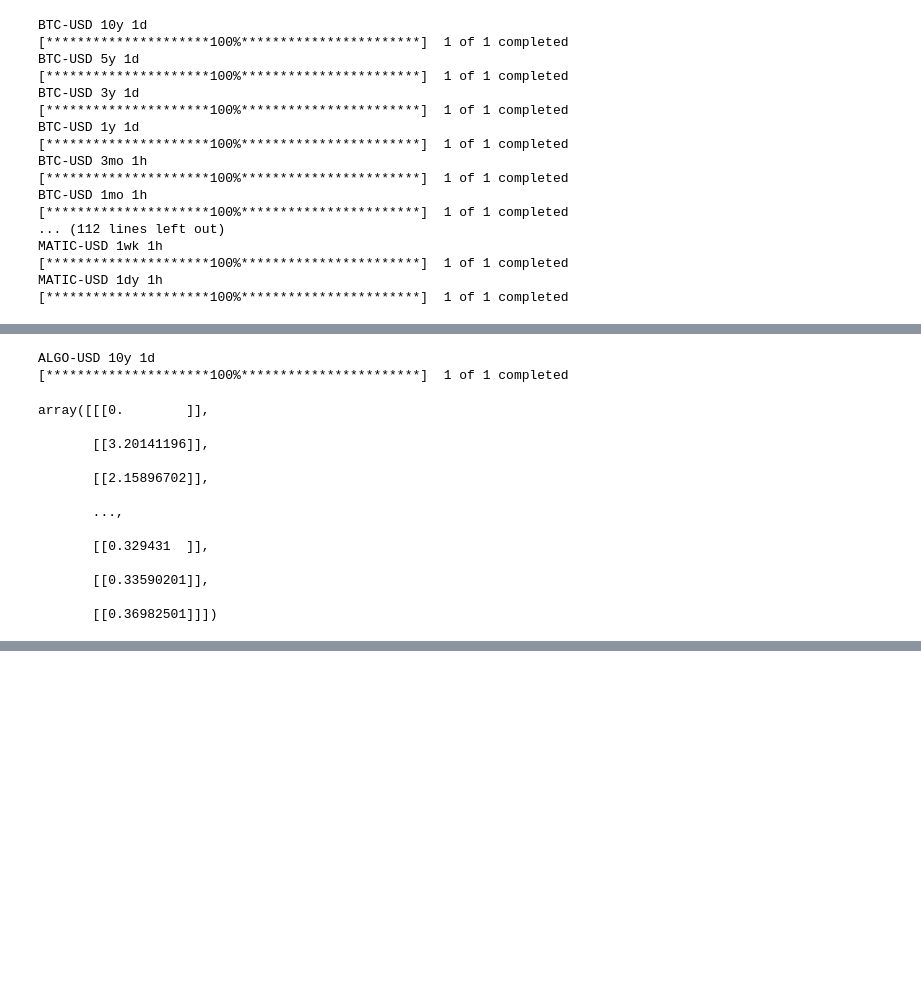
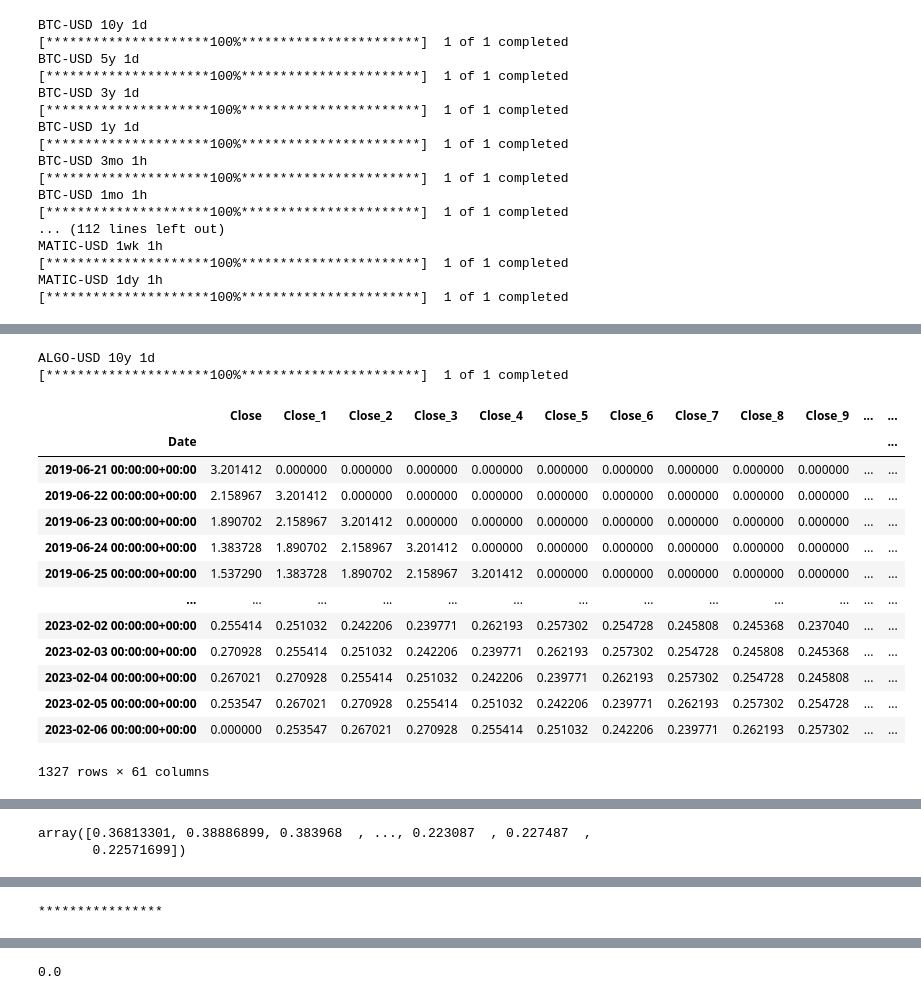
Before and after one commit to ozukun/Crypto_Project, a Jupyter notebook: Crypto_Main.ipynb, the cells around one changed output, grey strips where cells are left out. Drawn from its saved outputs; the diff is of its cells as text; code cells hidden in the pictures; blank space fills up the shorter version.

```diff
--- a/Crypto_Main.ipynb
+++ b/Crypto_Main.ipynb
@@ -654,11 +656,20 @@ x1
 
 df_alg = pd.DataFrame(getRates('ALGO-USD',  '10y',  '1d'))
 
-df_alg['Close_1']=df_alg['Close'].shift(1)
+date=df_alg.index[-1]+ timedelta(days=1)
+
+df_alg.loc[date, :] = [0]
+
+for i in range (1,61):
+    a="Close_"+str(i)
+    #print(a)
+    df_alg[a]=df_alg['Close'].shift(i)
+
+
 
 df_alg=df_alg.fillna(0)
 
-
+display(df_alg)
 
 
 # Importing the Keras libraries and packages
@@ -671,47 +682,73 @@ X = df_alg.iloc[:, 1:].values
 y = df_alg.iloc[:, 0].values
 
 
 from sklearn.model_selection import train_test_split
 X_train, X_test, y_train, y_test = train_test_split(X, y, test_size = 0.1, shuffle=False)
-
-
+#display(X_train)
+display(X_test)
 #X_train, y_train = np.array(X_train), np.array(y_train)
 
 # Reshaping
 X_train = np.reshape(X_train, (X_train.shape[0], X_train.shape[1], 1))
 
 
 display(X_train)
 
 # Initialising the RNN
 regressor = Sequential()
 
 # Adding the first LSTM layer and some Dropout regularisation
-regressor.add(LSTM(units = 50, return_sequences = True, input_shape = (X_train.shape[1], 1)))
+regressor.add(LSTM(units = 100, return_sequences = True, input_shape = (X_train.shape[1], 1)))
 regressor.add(Dropout(0.2))
 
+# Adding a second LSTM layer and some Dropout regularisation
+regressor.add(LSTM(units = 100, return_sequences = True))
+regressor.add(Dropout(0.2))
+
+# Adding a third LSTM layer and some Dropout regularisation
+regressor.add(LSTM(units = 100, return_sequences = True))
+regressor.add(Dropout(0.2))
+
+# Adding a fourth LSTM layer and some Dropout regularisation
+regressor.add(LSTM(units = 100))
+regressor.add(Dropout(0.2))
 
 # Adding the output layer
 regressor.add(Dense(units = 1))
 
 # Compiling the RNN
 regressor.compile(optimizer = 'adam', loss = 'mean_squared_error')
 
 # Fitting the RNN to the Training set
-regressor.fit(X_train, y_train, epochs = 100, batch_size = 32)
+#regressor.fit(X_train, y_train, epochs = 100, batch_size = 120)
+
+
+
+X_check=X_test[-1]
+y_check=y_test[-1]
+
+X_test = np.delete(X_test,-1)
+y_test = np.delete(y_test,-1)
+
+display(X_test)
+display(y_test)
+print("****************")
+display(X_check)
+display(y_check)
 # %% [output]
 ALGO-USD 10y 1d
 [*********************100%***********************]  1 of 1 completed
+|  | Close | Close_1 | Close_2 | Close_3 | Close_4 | Close_5 | Close_6 | Close_7 | Close_8 | Close_9 | ... | ... |
+| Date |  |  |  |  |  |  |  |  |  |  |  | ... |
+| 2019-06-21 00:00:00+00:00 | 3.201412 | 0.000000 | 0.000000 | 0.000000 | 0.000000 | 0.000000 | 0.000000 | 0.000000 | 0.000000 | 0.000000 | ... | ... |
+| 2019-06-22 00:00:00+00:00 | 2.158967 | 3.201412 | 0.000000 | 0.000000 | 0.000000 | 0.000000 | 0.000000 | 0.000000 | 0.000000 | 0.000000 | ... | ... |
+| 2019-06-23 00:00:00+00:00 | 1.890702 | 2.158967 | 3.201412 | 0.000000 | 0.000000 | 0.000000 | 0.000000 | 0.000000 | 0.000000 | 0.000000 | ... | ... |
+| 2019-06-24 00:00:00+00:00 | 1.383728 | 1.890702 | 2.158967 | 3.201412 | 0.000000 | 0.000000 | 0.000000 | 0.000000 | 0.000000 | 0.000000 | ... | ... |
+| 2019-06-25 00:00:00+00:00 | 1.537290 | 1.383728 | 1.890702 | 2.158967 | 3.201412 | 0.000000 | 0.000000 | 0.000000 | 0.000000 | 0.000000 | ... | ... |
+| ... | ... | ... | ... | ... | ... | ... | ... | ... | ... | ... | ... | ... |
+| 2023-02-02 00:00:00+00:00 | 0.255414 | 0.251032 | 0.242206 | 0.239771 | 0.262193 | 0.257302 | 0.254728 | 0.245808 | 0.245368 | 0.237040 | ... | ... |
+| 2023-02-03 00:00:00+00:00 | 0.270928 | 0.255414 | 0.251032 | 0.242206 | 0.239771 | 0.262193 | 0.257302 | 0.254728 | 0.245808 | 0.245368 | ... | ... |
+| 2023-02-04 00:00:00+00:00 | 0.267021 | 0.270928 | 0.255414 | 0.251032 | 0.242206 | 0.239771 | 0.262193 | 0.257302 | 0.254728 | 0.245808 | ... | ... |
+| 2023-02-05 00:00:00+00:00 | 0.253547 | 0.267021 | 0.270928 | 0.255414 | 0.251032 | 0.242206 | 0.239771 | 0.262193 | 0.257302 | 0.254728 | ... | ... |
+| 2023-02-06 00:00:00+00:00 | 0.000000 | 0.253547 | 0.267021 | 0.270928 | 0.255414 | 0.251032 | 0.242206 | 0.239771 | 0.262193 | 0.257302 | ... | ... |
-array([[[0.        ]],
-
-       [[3.20141196]],
-
-       [[2.15896702]],
-
-       ...,
-
-       [[0.329431  ]],
-
-       [[0.33590201]],
-
-       [[0.36982501]]])
+1327 rows × 61 columns
@@ -735,0 +785,2 @@ Epoch 100/100
+array([0.36813301, 0.38886899, 0.383968  , ..., 0.223087  , 0.227487  ,
+       0.22571699])
@@ -735,0 +804 @@ Epoch 100/100
+****************
@@ -735,0 +817 @@ Epoch 100/100
+0.0
```
Also changed, not shown: parts of 15 cells of this notebook.
